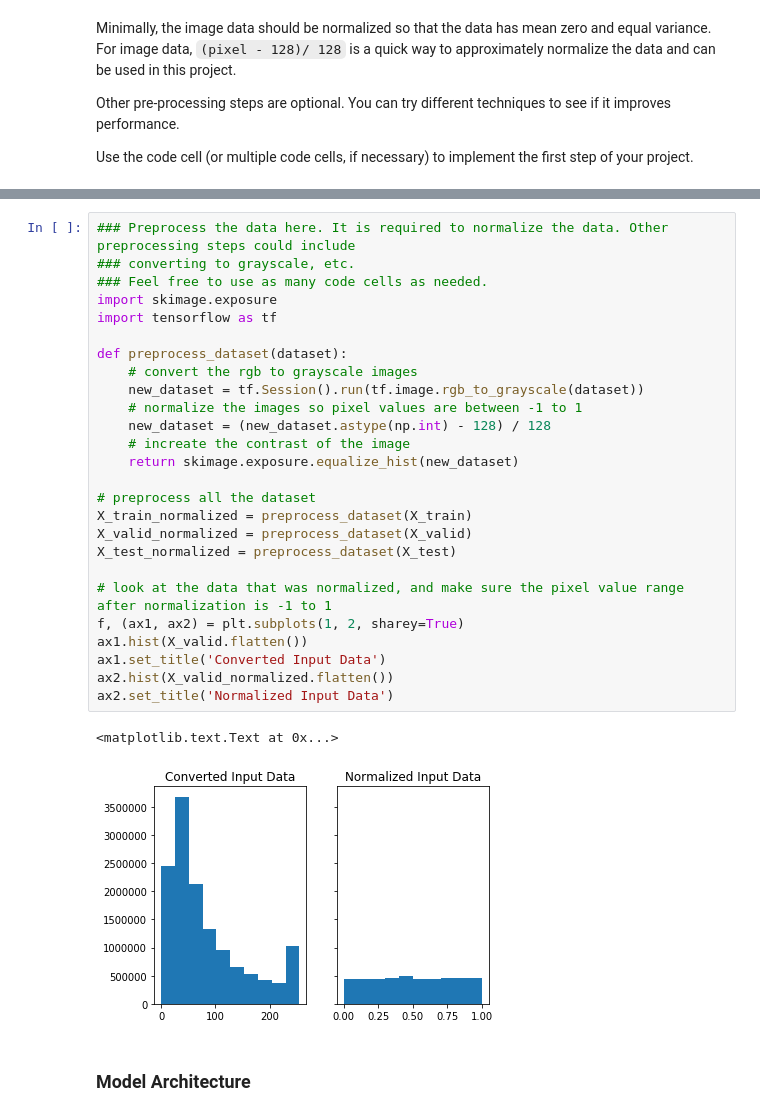
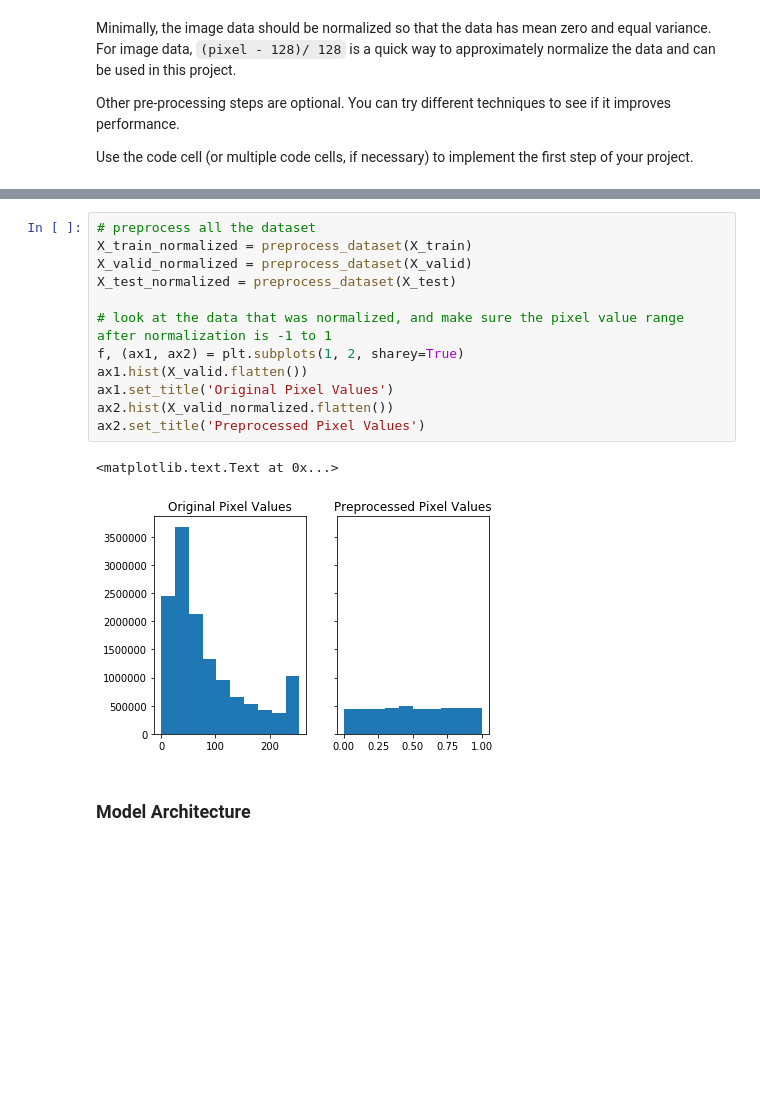
Before and after one commit to davetheman23/SDV_ND_Traffic_Sign_Classifier, a Jupyter notebook: Traffic_Sign_Classifier.ipynb, the cells around one changed output, grey strips where cells are left out. Cells and saved outputs as stored; diff of their text form; blank space fills up the shorter version.

```diff
--- a/Traffic_Sign_Classifier.ipynb
+++ b/Traffic_Sign_Classifier.ipynb
@@ -208,32 +253,18 @@ Use the code cell (or multiple code cells, if necessary) to implement the first
 # %%
-### Preprocess the data here. It is required to normalize the data. Other preprocessing steps could include
-### converting to grayscale, etc.
-### Feel free to use as many code cells as needed.
-import skimage.exposure
-import tensorflow as tf
-
-def preprocess_dataset(dataset):
-    # convert the rgb to grayscale images
-    new_dataset = tf.Session().run(tf.image.rgb_to_grayscale(dataset))
-    # normalize the images so pixel values are between -1 to 1
-    new_dataset = (new_dataset.astype(np.int) - 128) / 128
-    # increate the contrast of the image
-    return skimage.exposure.equalize_hist(new_dataset)
-
 # preprocess all the dataset
 X_train_normalized = preprocess_dataset(X_train)
 X_valid_normalized = preprocess_dataset(X_valid)
 X_test_normalized = preprocess_dataset(X_test)
 
 # look at the data that was normalized, and make sure the pixel value range after normalization is -1 to 1
 f, (ax1, ax2) = plt.subplots(1, 2, sharey=True)
 ax1.hist(X_valid.flatten())
-ax1.set_title('Converted Input Data')
+ax1.set_title('Original Pixel Values')
 ax2.hist(X_valid_normalized.flatten())
-ax2.set_title('Normalized Input Data')
+ax2.set_title('Preprocessed Pixel Values')
 # %% [output]
 <matplotlib.text.Text at 0x...>
-[figure, old version]
+[figure, new version]
 # %% [markdown]
 ### Model Architecture
 # %%
```
Also changed, not shown: parts of 10 cells of this notebook, 2 other files.
